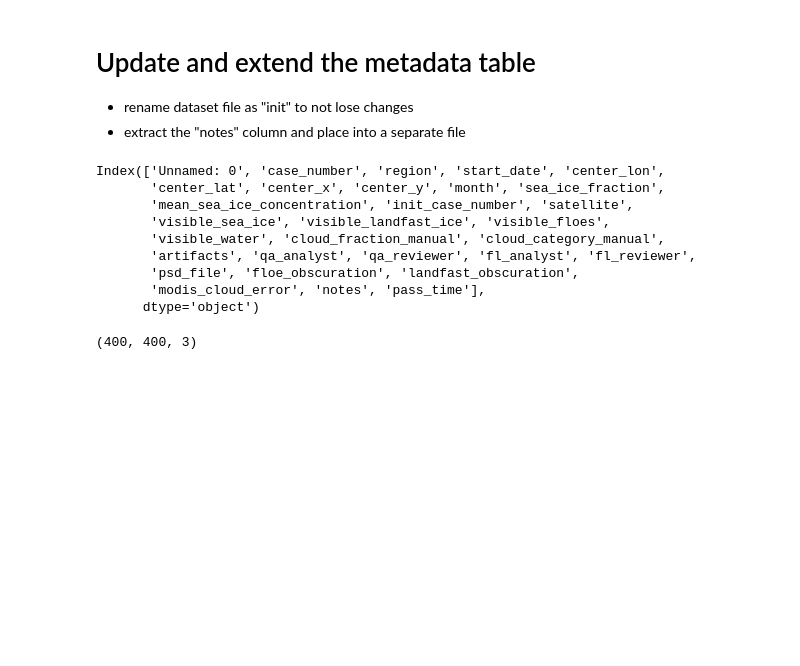
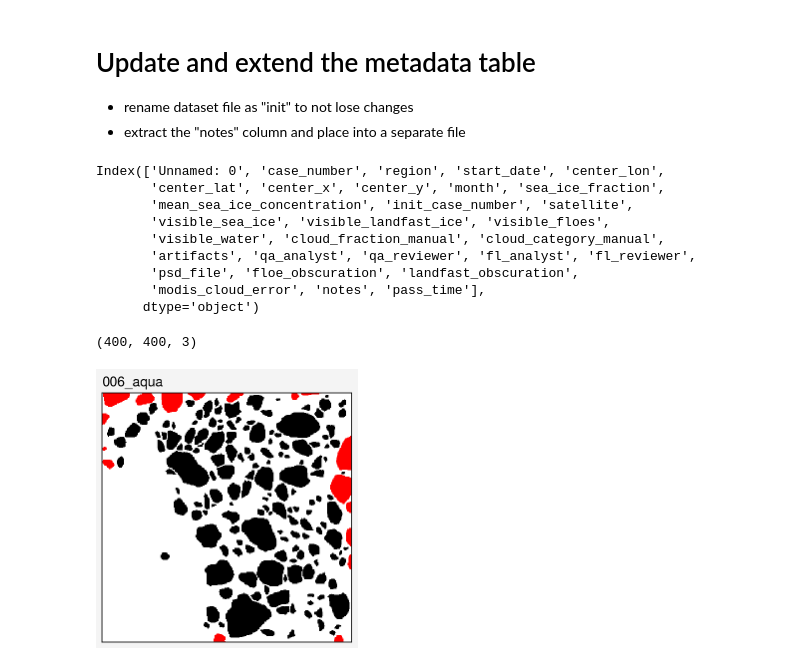
Before and after one commit to danielmwatkins/ice-floe-validation-dataset, a Jupyter notebook: notebooks/floe_statistics.ipynb, the cells around one changed output. Saved outputs shown, nothing was run; the diff lists cells and outputs as text; code cells hidden in the pictures; blank space fills up the shorter version.

```diff
--- a/notebooks/floe_statistics.ipynb
+++ b/notebooks/floe_statistics.ipynb
@@ -157,0 +160,18 @@ binary_images['001_aqua'].shape
+# %%
+# Highlight floe which is too small
+case_name = '006_aqua'
+fig, ax = uplt.subplots()
+labeled = sk.measure.label(binary_images[case_name][:,:,0])
+boundary_aqua = np.unique(np.hstack([labeled[1, :], labeled[-1, :], labeled[:, 1], labeled[:, -1]]))
+
+updated = labeled.copy()
+
+df = pd.DataFrame(sk.measure.regionprops_table(labeled, properties=["label", "area"]))
+
+ax.imshow(np.ma.masked_array(labeled, mask=labeled == 0), color='k')
+for label in boundary_aqua:
+    if label != 0:
+        ax.imshow(np.ma.masked_array(labeled, mask=labeled != label), color='r')
+        ax.format(ltitle=case_name, xticks='none', yticks='none')
+# %% [output]
+[figure, added]
```
Also changed, not shown: parts of 1 cell of this notebook, 51 other files.
